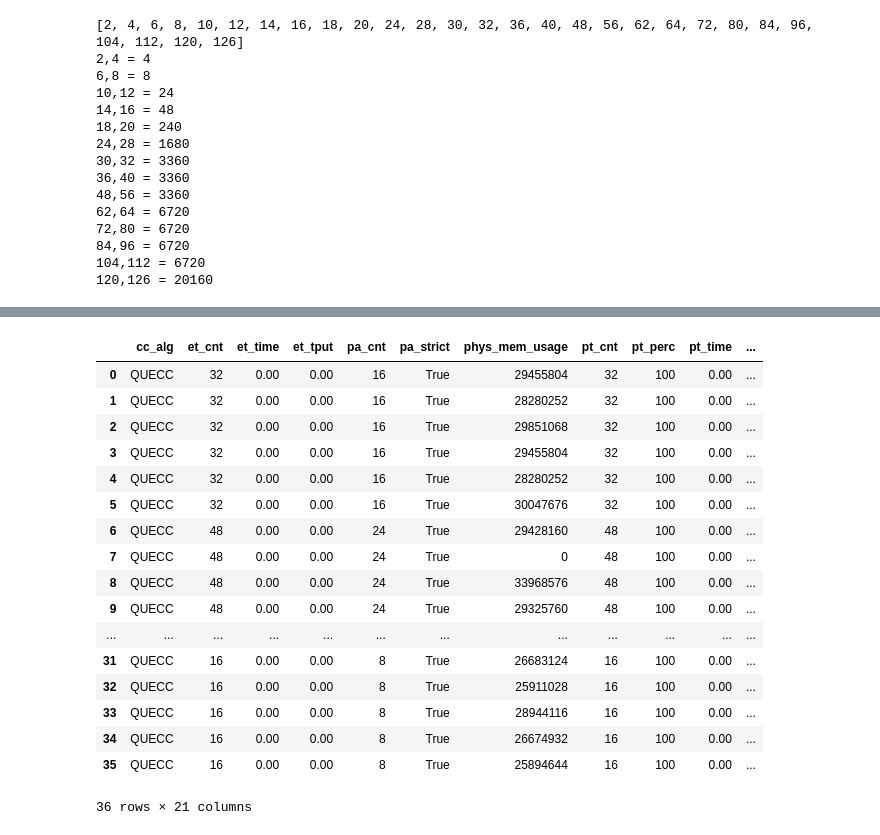
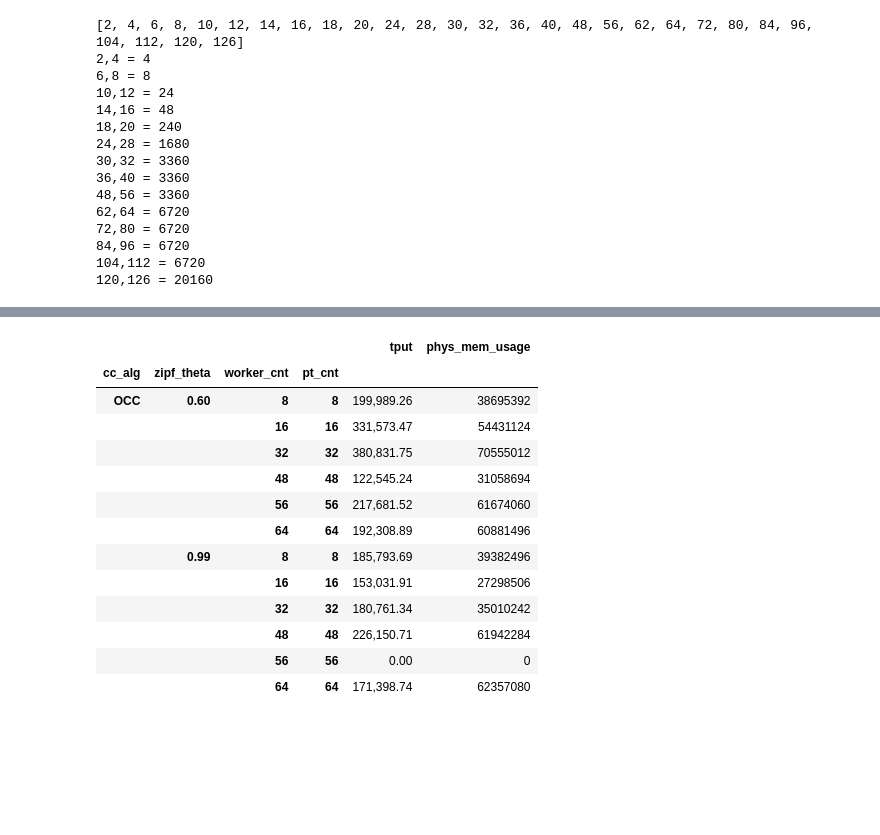
Before and after one commit to qadahtm/deneva, a Jupyter notebook: pynb/QueCC.ipynb, the cells around one changed output, grey strips where cells are left out. Saved outputs shown, nothing was run; the diff lists cells and outputs as text; code cells hidden in the pictures; blank space fills up the shorter version.

```diff
--- a/pynb/QueCC.ipynb
+++ b/pynb/QueCC.ipynb
@@ -2271,24 +2245,20 @@ grouped_f
-# %%
-df_ycsb_quecc_M64
-# %% [output]
-|  | cc_alg | et_cnt | et_time | et_tput | pa_cnt | pa_strict | phys_mem_usage | pt_cnt | pt_perc | pt_time | ... |
-| 0 | QUECC | 32 | 0.00 | 0.00 | 16 | True | 29455804 | 32 | 100 | 0.00 | ... |
-| 1 | QUECC | 32 | 0.00 | 0.00 | 16 | True | 28280252 | 32 | 100 | 0.00 | ... |
-| 2 | QUECC | 32 | 0.00 | 0.00 | 16 | True | 29851068 | 32 | 100 | 0.00 | ... |
-| 3 | QUECC | 32 | 0.00 | 0.00 | 16 | True | 29455804 | 32 | 100 | 0.00 | ... |
-| 4 | QUECC | 32 | 0.00 | 0.00 | 16 | True | 28280252 | 32 | 100 | 0.00 | ... |
-| 5 | QUECC | 32 | 0.00 | 0.00 | 16 | True | 30047676 | 32 | 100 | 0.00 | ... |
-| 6 | QUECC | 48 | 0.00 | 0.00 | 24 | True | 29428160 | 48 | 100 | 0.00 | ... |
-| 7 | QUECC | 48 | 0.00 | 0.00 | 24 | True | 0 | 48 | 100 | 0.00 | ... |
-| 8 | QUECC | 48 | 0.00 | 0.00 | 24 | True | 33968576 | 48 | 100 | 0.00 | ... |
-| 9 | QUECC | 48 | 0.00 | 0.00 | 24 | True | 29325760 | 48 | 100 | 0.00 | ... |
-| ... | ... | ... | ... | ... | ... | ... | ... | ... | ... | ... | ... |
-| 31 | QUECC | 16 | 0.00 | 0.00 | 8 | True | 26683124 | 16 | 100 | 0.00 | ... |
-| 32 | QUECC | 16 | 0.00 | 0.00 | 8 | True | 25911028 | 16 | 100 | 0.00 | ... |
-| 33 | QUECC | 16 | 0.00 | 0.00 | 8 | True | 28944116 | 16 | 100 | 0.00 | ... |
-| 34 | QUECC | 16 | 0.00 | 0.00 | 8 | True | 26674932 | 16 | 100 | 0.00 | ... |
-| 35 | QUECC | 16 | 0.00 | 0.00 | 8 | True | 25894644 | 16 | 100 | 0.00 | ... |
-36 rows × 21 columns
+# %%
+combined[combined['cc_alg'] == 'OCC'].groupby(grp_indexes).agg(agg_req)
+# %% [output]
+|  |  |  |  | tput | phys_mem_usage |
+| cc_alg | zipf_theta | worker_cnt | pt_cnt |  |  |
+| OCC | 0.60 | 8 | 8 | 199,989.26 | 38695392 |
+|  |  | 16 | 16 | 331,573.47 | 54431124 |
+|  |  | 32 | 32 | 380,831.75 | 70555012 |
+|  |  | 48 | 48 | 122,545.24 | 31058694 |
+|  |  | 56 | 56 | 217,681.52 | 61674060 |
+|  |  | 64 | 64 | 192,308.89 | 60881496 |
+|  | 0.99 | 8 | 8 | 185,793.69 | 39382496 |
+|  |  | 16 | 16 | 153,031.91 | 27298506 |
+|  |  | 32 | 32 | 180,761.34 | 35010242 |
+|  |  | 48 | 48 | 226,150.71 | 61942284 |
+|  |  | 56 | 56 | 0.00 | 0 |
+|  |  | 64 | 64 | 171,398.74 | 62357080 |
 # %%
 df_ycsb_quecc_M64['zipf_theta']
 # %% [output]
```
Also changed, not shown: parts of 4 cells of this notebook, 18 other files.
